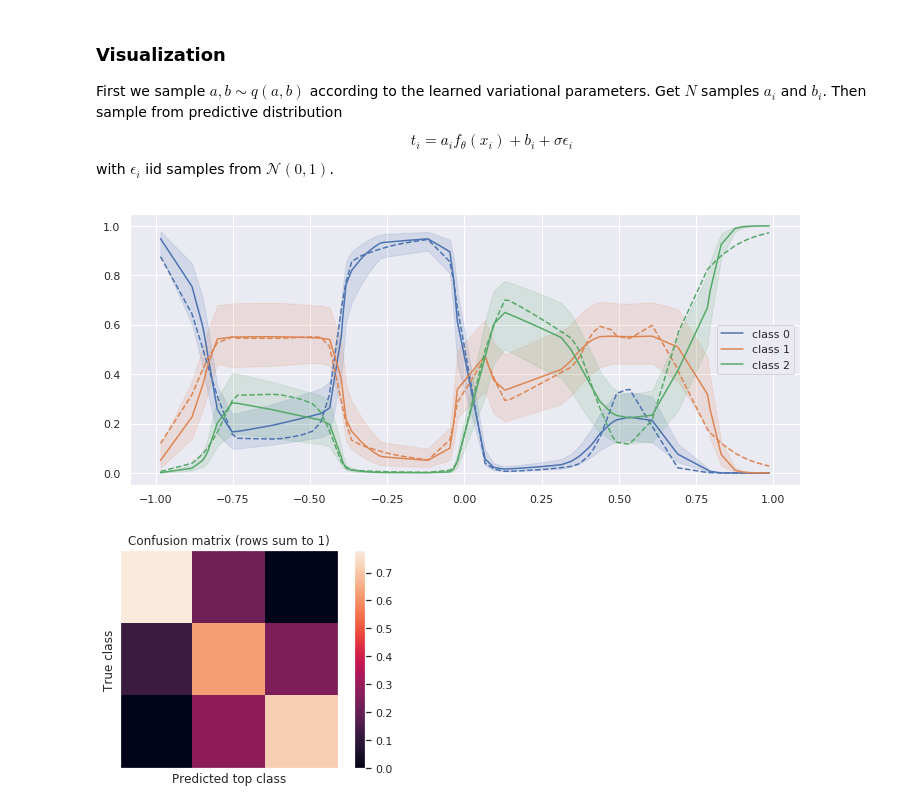
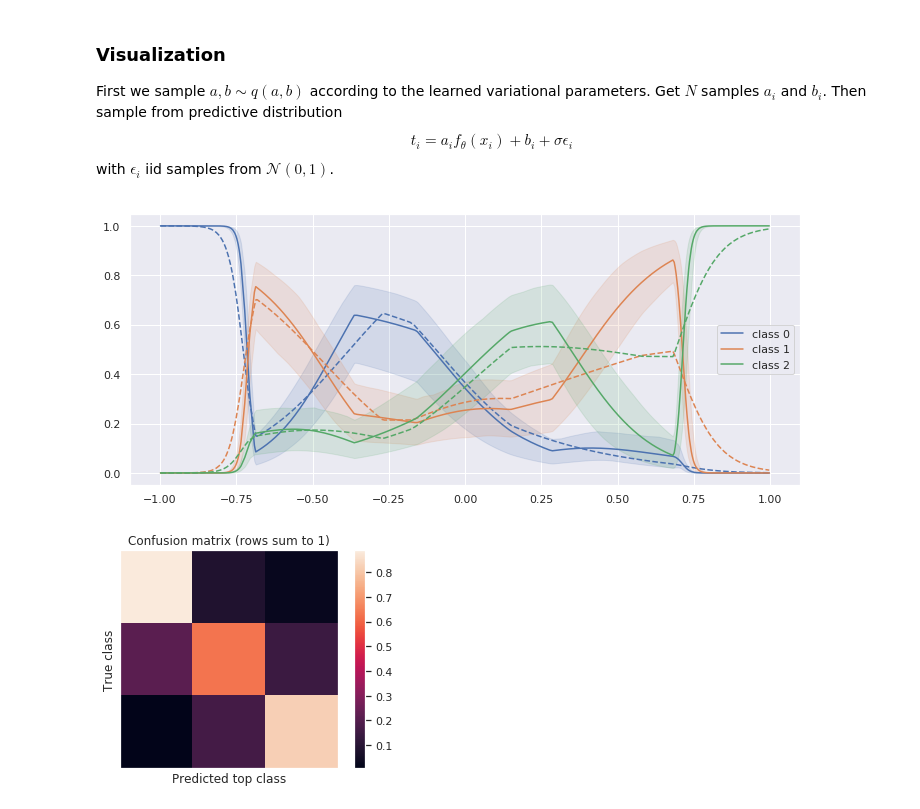
Before and after one commit to vlievin/deep-bayes, a Jupyter notebook: classification-toyexample-covariance.ipynb, the cells around one changed output. Cells and saved outputs as stored; diff of their text form; code cells hidden in the pictures.

```diff
--- a/classification-toyexample-covariance.ipynb
+++ b/classification-toyexample-covariance.ipynb
@@ -189,15 +203,15 @@ class FeaturesExtractor(nn.Module):
         super().__init__()
         if use_dropout:
             self.layers = nn.Sequential(
-                nn.Linear(1, 64), nn.LeakyReLU(),
-                nn.Dropout(0.5),
-                nn.Linear(64, 32), nn.LeakyReLU(),
+                nn.Linear(1, 32), nn.LeakyReLU(),
                 nn.Dropout(0.25),
+#                 nn.Linear(32, 32), nn.LeakyReLU(),
+#                 nn.Dropout(0.25),
                 nn.Linear(32, n_out))
         else:
             self.layers = nn.Sequential(
-                nn.Linear(1, 64), nn.LeakyReLU(),
-                nn.Linear(64, 32), nn.LeakyReLU(),
+                nn.Linear(1, 32), nn.LeakyReLU(),
+#                 nn.Linear(32, 32), nn.LeakyReLU(),
                 nn.Linear(32, n_out))
 
     def forward(self, x):
@@ -228,7 +242,7 @@ Here we maximize the ELBO $\mathcal{L}$ with respect to variational parameters $
 
 First train model with ML (no sampling, just train means), then compare with the Bayesian one.
 # %%
-last_layer_size = 16
+last_layer_size = 32
 a_shape = (last_layer_size, n_classes)  # shape of stochastic weight matrix
 a_size = np.prod(a_shape)
 b_size = n_classes
@@ -338,14 +352,14 @@ TEST : loss 67.9  Recons 67.9    acc 0.698   ll -72.5
 # %%
-last_layer_size = 16
+last_layer_size = 32
 a_shape = (last_layer_size, n_classes)  # shape of stochastic weight matrix
 a_size = np.prod(a_shape)
 b_size = n_classes
 
 features = FeaturesExtractor(n_out=last_layer_size, use_dropout=True)
 stochastic = CovarianceStochasticLayer()
-l_rate = 0.001
+l_rate = 0.002
 epochs = 10000
-n_samples = 5  # MC samples per example
+n_samples = 10  # MC samples per example
 n_samples_test = 50
 n_parameters = a_size + b_size
 mu_ab = nn.Parameter(torch.zeros((n_parameters)))  # for a and b
@@ -482,7 +496,7 @@ with $\epsilon_i$ iid samples from $\mathcal{N}(0,1)$.
 n_samples = 50
 with torch.no_grad():
     # Compute deterministic NN output
-    h = features(x)
+    h = features(x_test)
     cov_ab = flat_to_triangular(cov_ab_params)
     y_all = []
     for i in range(n_samples):
@@ -509,8 +523,8 @@ pred_class_mean = pred_class_onehot.mean(0)   # shape (N, n_classes)
 
 ### Get confusion matrix based on those samples
 conf_matrix = np.zeros((n_classes, n_classes))
-for i in range(N):
-    conf_matrix[t_values[i]] += pred_class_mean[i]
+for i in range(N_test):
+    conf_matrix[t_values_test[i]] += pred_class_mean[i]
 conf_matrix /= conf_matrix.sum(1, keepdims=True)
 
 
@@ -522,7 +536,7 @@ conf_matrix /= conf_matrix.sum(1, keepdims=True)
 n_samples = 50
 with torch.no_grad():
     # Compute deterministic NN output
-    h = ml_features(x)
+    h = ml_features(x_test)
     ml_y_all = []
     for i in range(n_samples):
         # Sample last layer's weights from posterior q(a, b)
@@ -548,8 +562,8 @@ ml_pred_class_mean = ml_pred_class_onehot.mean(0)   # shape (N, n_classes)
 
 ### Get confusion matrix based on those samples
 ml_conf_matrix = np.zeros((n_classes, n_classes))
-for i in range(N):
-    ml_conf_matrix[t_values[i]] += ml_pred_class_mean[i]
+for i in range(N_test):
+    ml_conf_matrix[t_values_test[i]] += ml_pred_class_mean[i]
 ml_conf_matrix /= ml_conf_matrix.sum(1, keepdims=True)
 
 
@@ -563,36 +577,36 @@ y_lower = np.percentile(y_all, 5, axis=0)
 y_upper = np.percentile(y_all, 95, axis=0)
 y_mean = np.mean(y_all, axis=0)
 ml_y_mean = np.mean(ml_y_all, axis=0)
-x_numpy = x.detach().cpu().numpy().flatten()
+x_numpy = x_test.detach().cpu().numpy().flatten()
 plt.figure(figsize=(12, 5))
 for c in range(n_classes):
     plot(x_numpy, y_mean[:, c], y_lower[:, c], y_upper[:, c], color=sns.color_palette()[c],
          alpha=0.15, title='90% interval of {} samples of (a, b)'.format(n_samples), xlabel='$x$', ylabel='$Pr(c | x, a, b)$',
          label='class {}'.format(c))
     plot(x_numpy, ml_y_mean[:, c], color=sns.color_palette()[c], linestyle='--')
 plt.show()
 
 
 # ### Plot probability of selecting each class (argmax version of the previous plot) - maybe this is useless
 # plt.figure(figsize=(12, 7))
 # for c in range(n_classes):
 #     plot(x_numpy, pred_class_mean[:, c], color=sns.color_palette()[c], title='prob of classification of {} samples of (a, b)'.format(n_samples), xlabel='$x$', ylabel='',
 #          label='class {}'.format(c))
 # plt.show()
 
 
 ### Show confusion matrix
 plt.imshow(conf_matrix)
 plt.colorbar()
 plt.grid(False)
 clean_curr_axes()
 plt.title('Confusion matrix (rows sum to 1)')
 plt.xlabel('Predicted top class')
 plt.ylabel('True class')
 plt.show()
 # %% [output]
-[figure, old version]
+[figure, new version]
-[figure, old version]
+[figure, new version]
 # %%
 L = make_cholesky(logvar_ab, cov_ab).detach().cpu().numpy()
 Cov = L @ L.T
```
Also changed, not shown: parts of 4 cells of this notebook.
